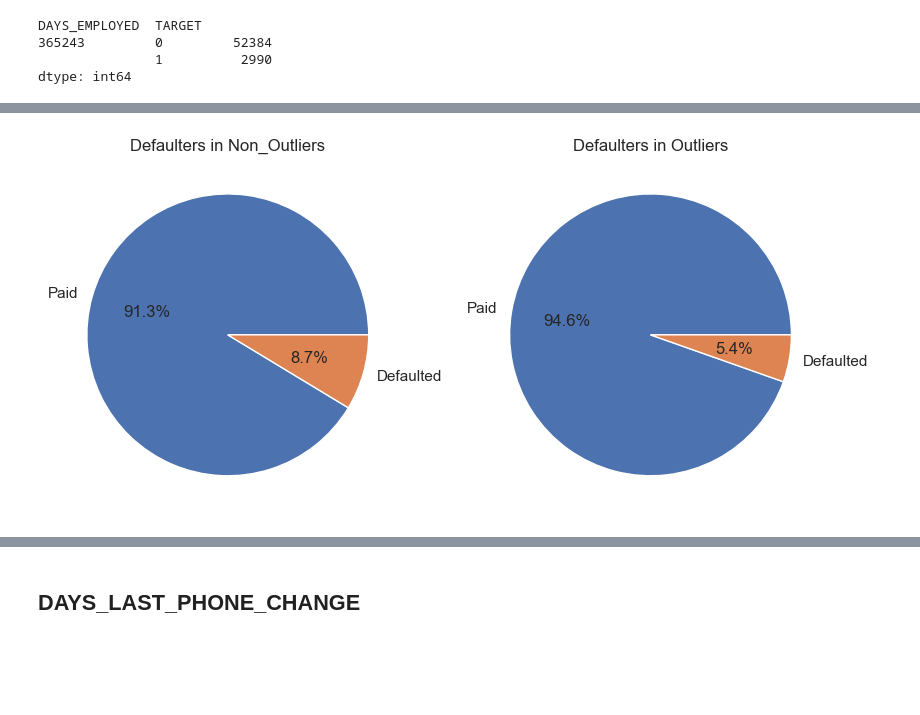
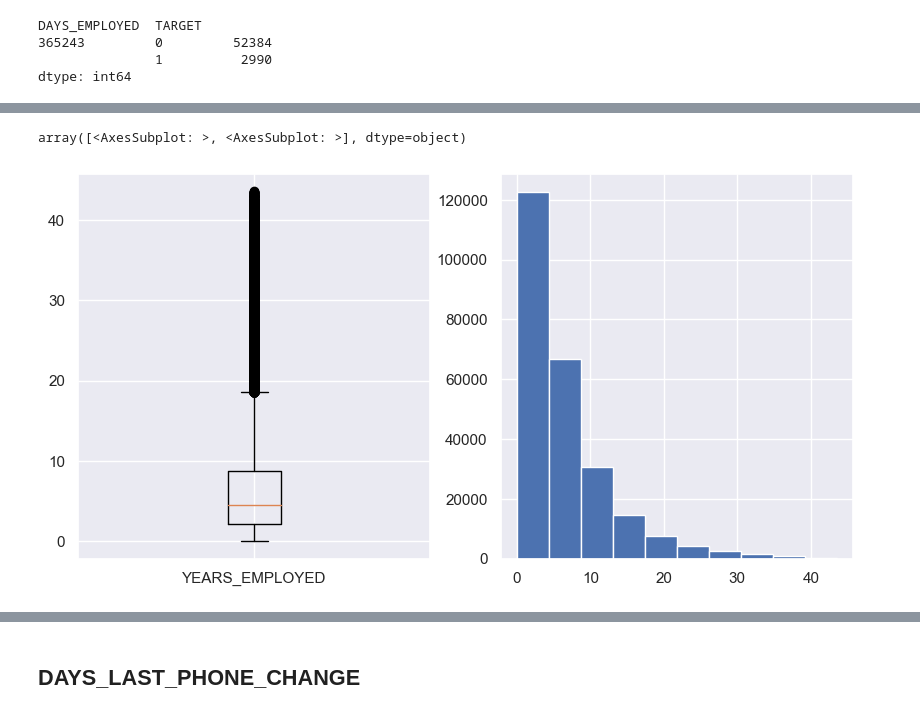
Before and after one commit to seg-fault123/bdm_project, a Jupyter notebook: cleaning.ipynb, the cells around one changed output, grey strips where cells are left out. Drawn from its saved outputs; the diff is of its cells as text; code cells hidden in the pictures; blank space fills up the shorter version.

```diff
--- a/cleaning.ipynb
+++ b/cleaning.ipynb
@@ -534,9 +567,12 @@ dtype: int64
+# %%
+plot_hist_box(good_frame, 'YEARS_EMPLOYED')
+# %% [output]
+array([<AxesSubplot: >, <AxesSubplot: >], dtype=object)
+[figure, added]
 # %%
-fig, axes=plt.subplots(ncols=2)
-fig.set_size_inches(w=10, h=5)
-plot_pie_target(numerical_frame.loc[numerical_frame['DAYS_EMPLOYED']>0, 'TARGET'], ax=axes[1])
-axes[1].set_title("Defaulters in Outliers");
-plot_pie_target(numerical_frame.loc[numerical_frame['DAYS_EMPLOYED']<=0, 'TARGET'], ax=axes[0])
-axes[0].set_title("Defaulters in Non_Outliers");
+# fig, axes=plt.subplots(ncols=2)
+# fig.set_size_inches(w=10, h=5)
+# plot_pie_target(numerical_frame.loc[numerical_frame['DAYS_EMPLOYED']>0, 'TARGET'], ax=axes[1])
+# axes[1].set_title("Defaulters in Outliers");
+# plot_pie_target(numerical_frame.loc[numerical_frame['DAYS_EMPLOYED']<=0, 'TARGET'], ax=axes[0])
+# axes[0].set_title("Defaulters in Non_Outliers");
-# %% [output]
-[figure, removed]
```
Also changed, not shown: parts of 104 cells of this notebook, 1 other file.
